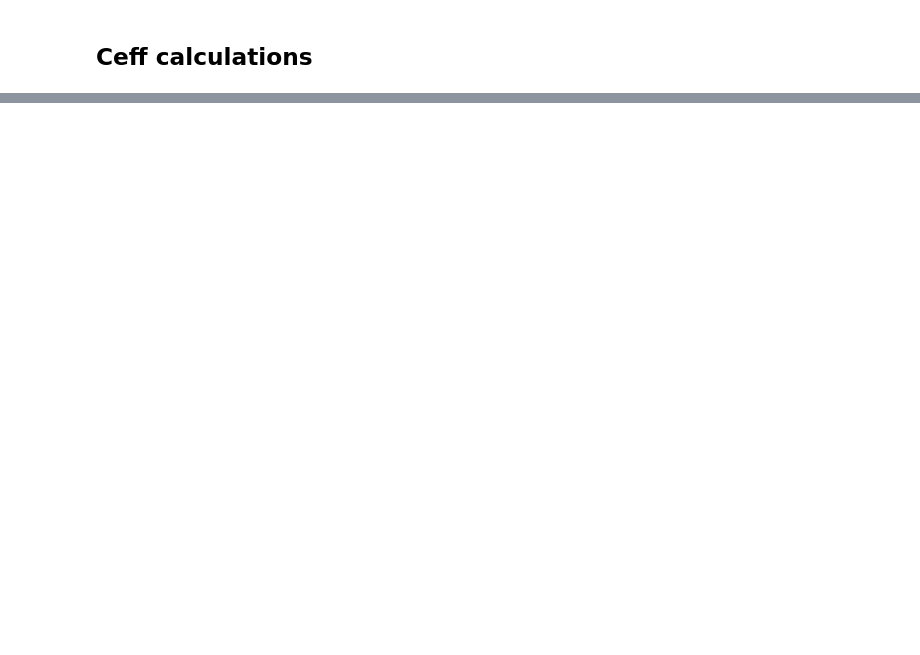
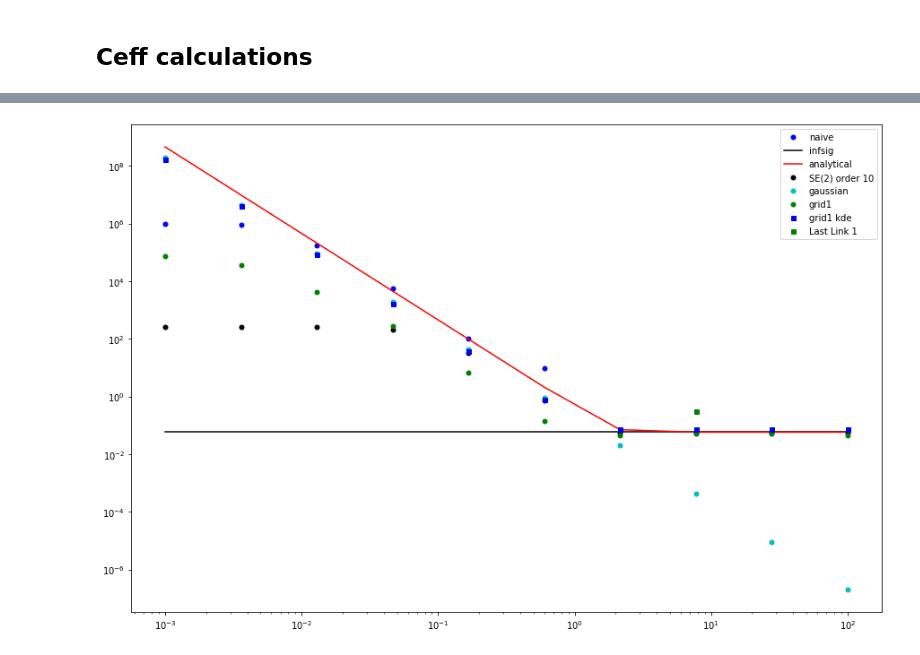
Before and after one commit to ramyarangan/numerical_ceff, a Jupyter notebook: ceff_calculations.ipynb, the cells around one changed output, grey strips where cells are left out. Cells and saved outputs as stored; diff of their text form; code cells hidden in the pictures; blank space fills up the shorter version.

```diff
--- a/ceff_calculations.ipynb
+++ b/ceff_calculations.ipynb
@@ -1119,0 +32,2 @@ plot_ceffs(SIGMA_MIN, SIGMA_MAX, NUM_PTS, ceff_lists_4_0, label_list_4_0, fig_si
+# %%
+se2_ceff_vals_3 = eval_ceff_range(2*np.pi/3, 3, 'SE(2) order 10')
@@ -1119,0 +95,28 @@ plot_ceffs(SIGMA_MIN, SIGMA_MAX, NUM_PTS, ceff_lists_4_0, label_list_4_0, fig_si
+# %%
+gaussian_ceff_3 = eval_ceff_range(2 * np.pi/3, 3, 'gaussian')
+gaussian_ceff_4 = eval_ceff_range(np.pi/2, 4, 'gaussian')
+gaussian_ceff_7 = eval_ceff_range(2 * np.pi/7, 7, 'gaussian')
+
+grid1_ceff_3 = eval_ceff_range(2 * np.pi/3, 3, 'grid1')
+grid1_ceff_4 = eval_ceff_range(np.pi/2, 4, 'grid1')
+grid2_ceff_4 = eval_ceff_range(np.pi/2, 4, 'grid2')
+# %%
+grid1_ceff_kde_3 = eval_ceff_range(2 * np.pi/3, 3, 'grid1 kde')
+grid1_ceff_kde_4 = eval_ceff_range(np.pi/2, 4, 'grid1 kde')
+grid2_ceff_kde_4 = eval_ceff_range(np.pi/2, 4, 'grid2 kde')
+
+grid1_ceff_4_0 = eval_ceff_range(0, 4, 'grid1')
+grid2_ceff_4_0 = eval_ceff_range(0, 4, 'grid2')
+grid1_ceff_kde_4_0 = eval_ceff_range(0, 4, 'grid1 kde')
+grid2_ceff_kde_4_0 = eval_ceff_range(0, 4, 'grid2 kde')
+
+grid1_ceff_7 = eval_ceff_range(2 * np.pi/7, 7, 'grid1')
+grid2_ceff_7 = eval_ceff_range(2 * np.pi/7, 7, 'grid2')
+grid1_ceff_kde_7 = eval_ceff_range(2 * np.pi/7, 7, 'grid1 kde')
+grid2_ceff_kde_7 = eval_ceff_range(2 * np.pi/7, 7, 'grid2 kde')
+
+lastlink1_3 = eval_ceff_range(2 * np.pi/3, 3, 'Last Link 1')
+lastlink1_7 = eval_ceff_range(2 * np.pi/7, 7, 'Last Link 1')
+# %%
+lastlink1_4 = eval_ceff_range(2 * np.pi/4, 4, 'Last Link 1')
+lastlink1_4_0 = eval_ceff_range(0, 4, 'Last Link 1')
@@ -1119,0 +172,9 @@ plot_ceffs(SIGMA_MIN, SIGMA_MAX, NUM_PTS, ceff_lists_4_0, label_list_4_0, fig_si
+# %%
+# Three links
+ceff_lists_3 = [numerical_ceff_vals_3, analytical_inf_vals_3, analytical_vals_3, se2_ceff_vals_3, \
+                gaussian_ceff_4, grid1_ceff_4, grid1_ceff_kde_4, lastlink1_4]
+label_list_3 = ['naive', 'infsig', 'analytical', 'SE(2) order 10', 'gaussian',\
+                'grid1', 'grid1 kde', 'Last Link 1']
+plot_ceffs(ceff_lists_3, label_list_3, fig_size=(15, 10))
+# %% [output]
+[figure, added]
```
Also changed, not shown: parts of 87 cells of this notebook, 4 other files.
